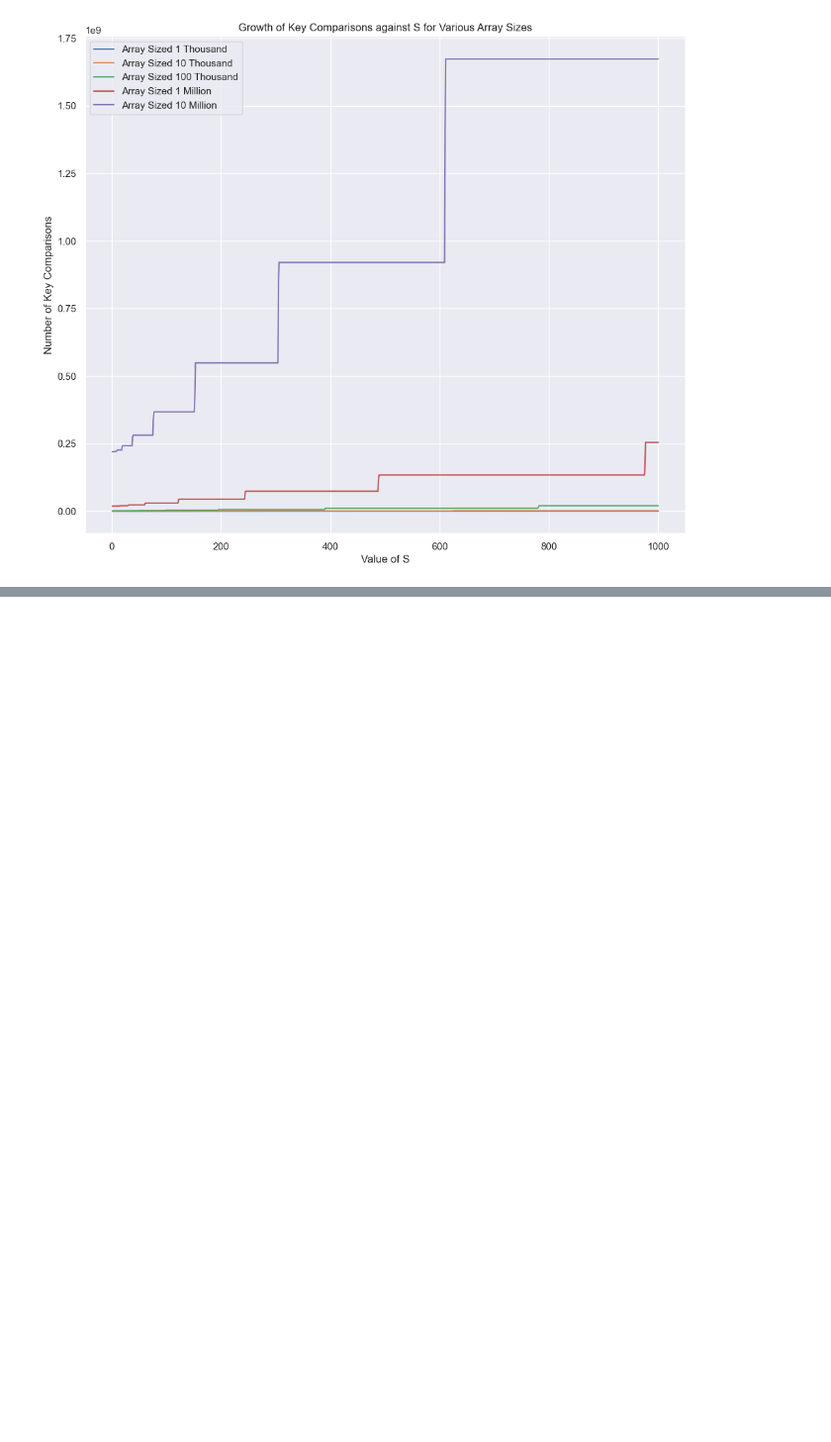
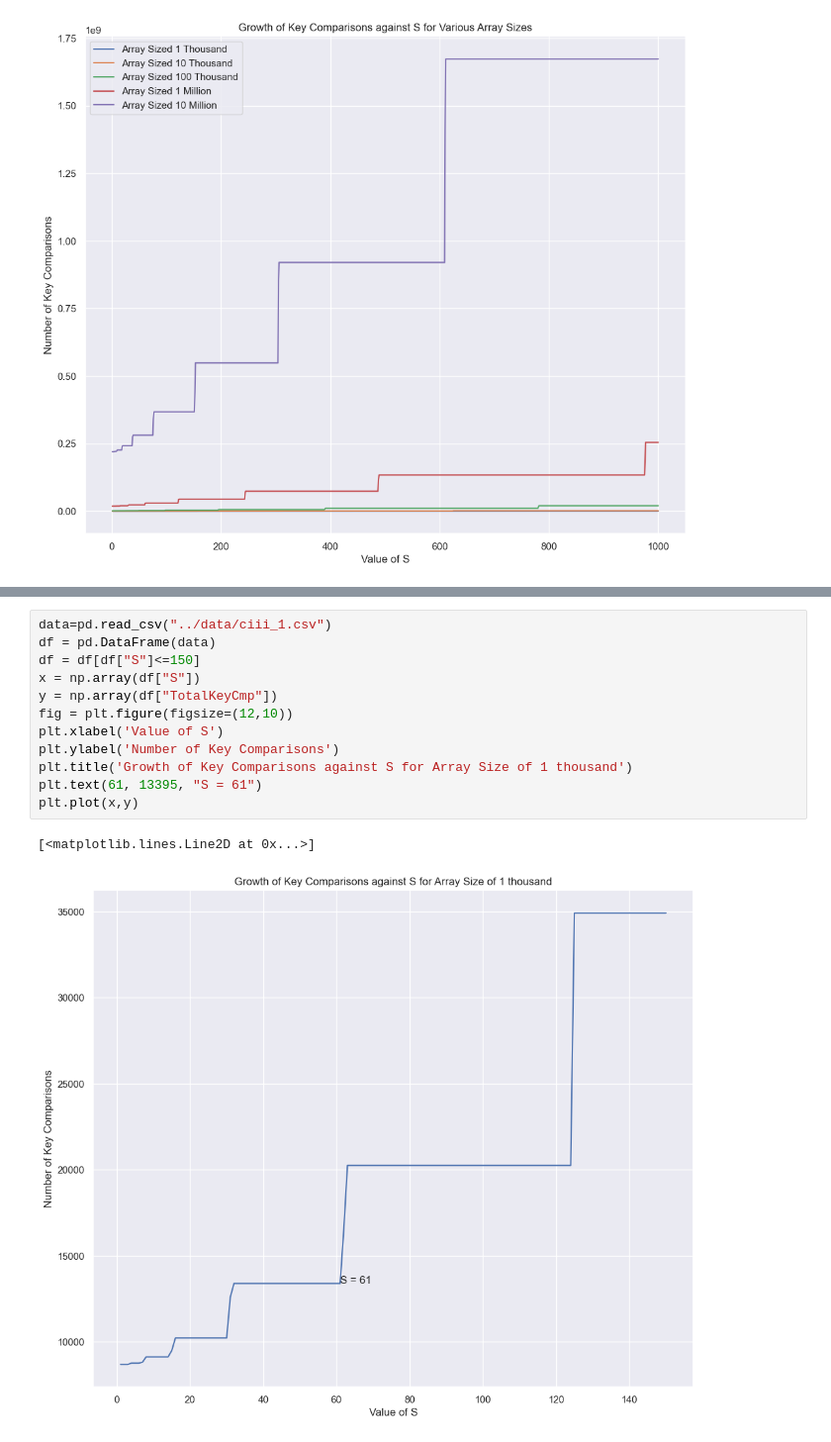
Before and after one commit to JamesRobertJohns/team4Project1, a Jupyter notebook: docs/data_exploration.ipynb, the cells around one changed output, grey strips where cells are left out. Shown at 99% size. Cells and saved outputs as stored; diff of their text form; blank space fills up the shorter version.

```diff
--- a/docs/data_exploration.ipynb
+++ b/docs/data_exploration.ipynb
@@ -80,0 +110,15 @@ plt.show()
+# %%
+data=pd.read_csv("../data/ciii_1.csv")
+df = pd.DataFrame(data)
+df = df[df["S"]<=150]
+x = np.array(df["S"])
+y = np.array(df["TotalKeyCmp"])
+fig = plt.figure(figsize=(12,10))
+plt.xlabel('Value of S')
+plt.ylabel('Number of Key Comparisons')
+plt.title('Growth of Key Comparisons against S for Array Size of 1 thousand')
+plt.text(61, 13395, "S = 61")
+plt.plot(x,y)
+# %% [output]
+[<matplotlib.lines.Line2D at 0x...>]
+[figure, added]
```
Also changed, not shown: parts of 13 cells of this notebook.
